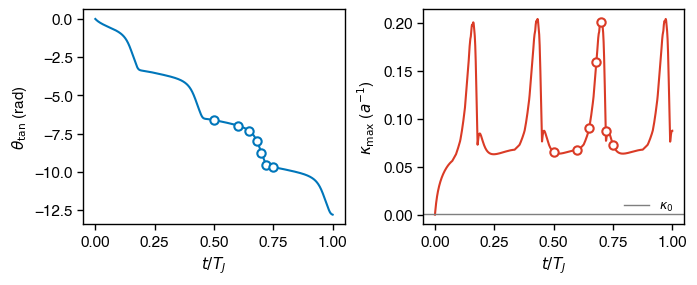
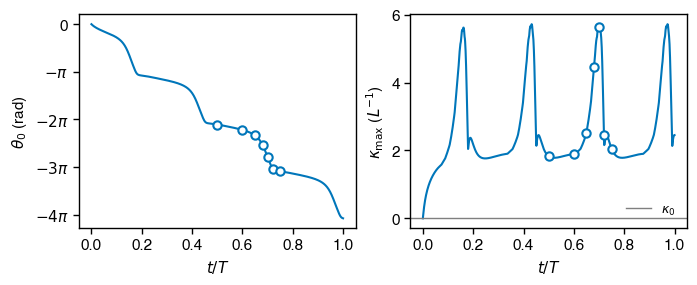
The change to this notebook cell's code, shown as a diff; its figure went from the first image to the second:
--- before
+++ after
@@ -4,6 +4,6 @@
 
 orient_strided = dofs_strided[:, :N_ORIENT_DOFS]
-curvature = np.diff(orient_strided, axis=1) / L_chain
-curvature_max = np.max(np.abs(curvature), axis=1)
+curvature = np.diff(orient_strided, axis=1) / (2 * radius)  # curvature = Δθ / bond length
+curvature_max = np.max(np.abs(curvature), axis=1) * L_chain  # normalise by chain length for scale-invariant comparison
 
 # Lab-frame fiber tangent at each strided time, then its angle in xy
@@ -32,19 +32,21 @@
 # axes_ts[0].axhline(ALPHA_TILT, color=figstyle.COLORS["grey"],
 #                    linestyle="--", linewidth=1.0)
-axes_ts[0].set_xlabel(r"$t / T_J$")
+axes_ts[0].set_xlabel(r"$t / T$")
 axes_ts[0].set_ylabel(r"$\theta_0$ (rad)")
+axes_ts[0].set_yticks([0, -np.pi, -2 * np.pi, -3 * np.pi, -4 * np.pi])
+axes_ts[0].set_yticklabels(["0", r"$-\pi$", r"$-2\pi$", r"$-3\pi$", r"$-4\pi$"])
 
 axes_ts[1].plot(t_strided / T_J, curvature_max,
-                color=figstyle.COLORS["red"], linewidth=1.5)
+                color=figstyle.COLORS["blue"], linewidth=1.5)
 axes_ts[1].plot(actual_times / T_J, curvature_max[snap_frames],
                 marker="o", linestyle="", markersize=6,
-                markeredgecolor=figstyle.COLORS["red"],
+                markeredgecolor=figstyle.COLORS["blue"],
                 markerfacecolor="white", markeredgewidth=1.5)
-axes_ts[1].axhline(KAPPA_0, color=figstyle.COLORS["grey"],
+axes_ts[1].axhline(KAPPA_0 * L_chain, color=figstyle.COLORS["grey"],
                    linestyle="-", linewidth=1.0,
                    label=r"$\kappa_0$")
-axes_ts[1].set_xlabel(r"$t / T_J$")
+axes_ts[1].set_xlabel(r"$t / T$")
 axes_ts[1].set_ylabel(r"$\kappa_\mathrm{max}$ ($L^{-1}$)")
 axes_ts[1].legend(loc="best", frameon=False, fontsize=9)
 
-figstyle.save(fig_ts, "fig_proto_fiber_shear_timeseries", figdir=FIGDIR)
+figstyle.save(fig_ts, "fig_fiber_shear_timeseries", figdir=FIGDIR)

Commit: polishing tutorials